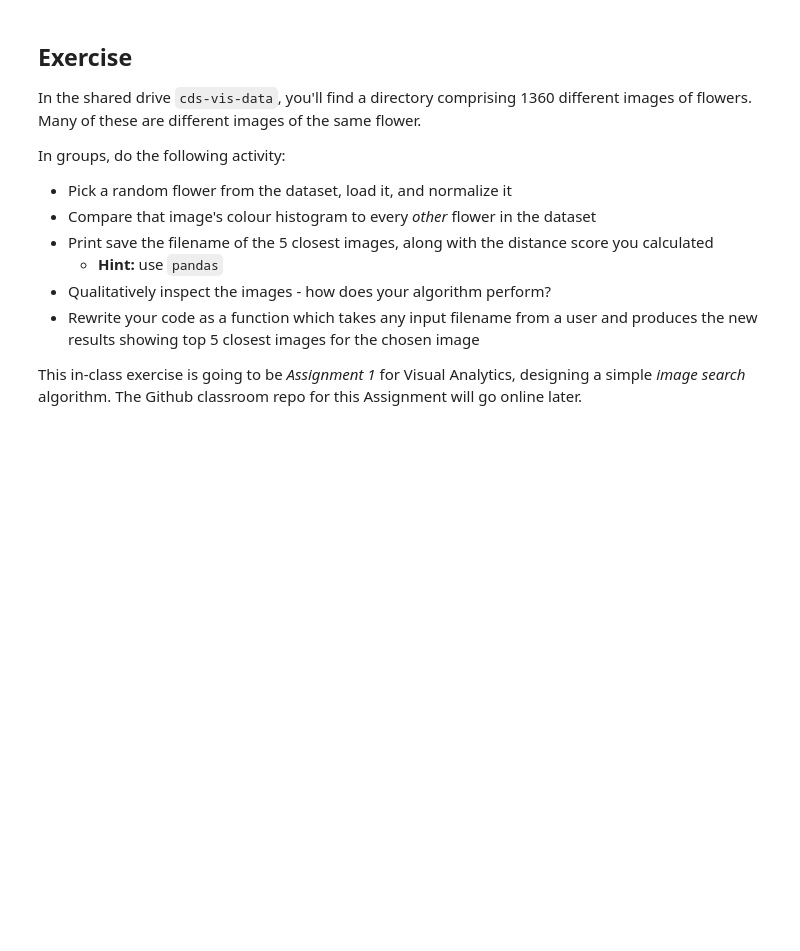
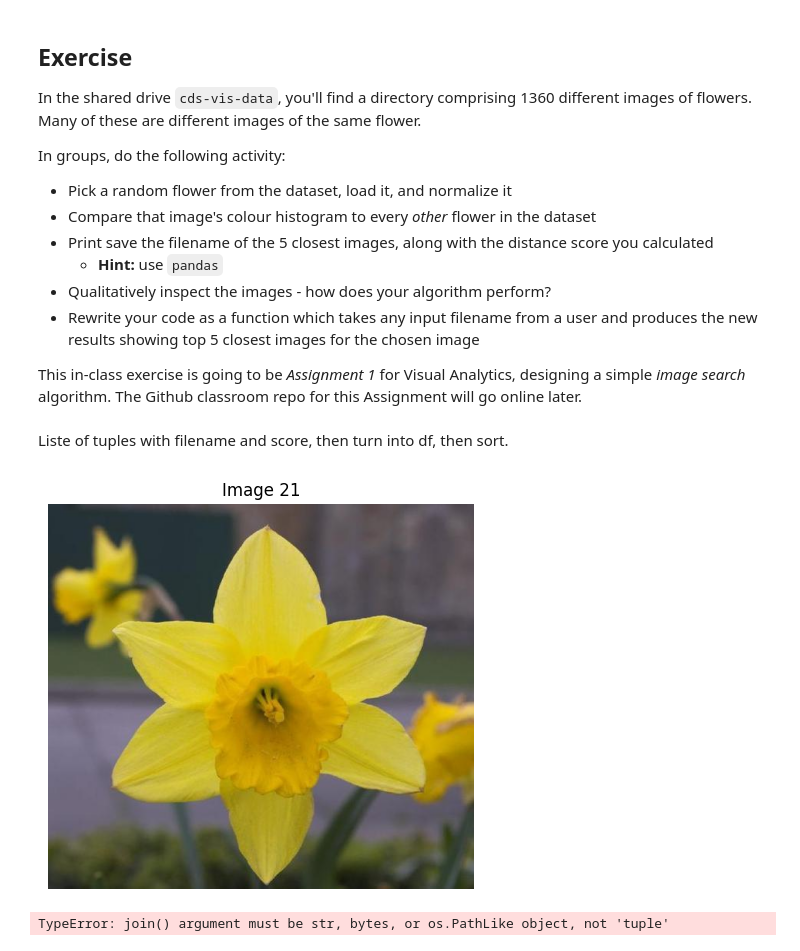
Before and after one commit to AddiH/cds-visual, a Jupyter notebook: nbs/session3_inclass_AddiH.ipynb, the cells around one changed output. Cells and saved outputs as stored; diff of their text form; code cells hidden in the pictures; blank space fills up the shorter version.

```diff
--- a/nbs/session3_inclass_AddiH.ipynb
+++ b/nbs/session3_inclass_AddiH.ipynb
@@ -259,3 +259,25 @@ In groups, do the following activity:
 - Rewrite your code as a function which takes any input filename from a user and produces the new results showing top 5 closest images for the chosen image
 
 This in-class exercise is going to be *Assignment 1* for Visual Analytics, designing a simple *image search* algorithm. The Github classroom repo for this Assignment will go online later.
+# %% [markdown]
+Liste of tuples with filename and score, then turn into df, then sort.
+# %%
+flower = cv2.imread(os.path.join("..", "..", "431824", "flowers", "image_0021.jpg"))
+jimshow(image, "Image 21")
+
+flower_hist = cv2.calcHist([flower], [0,1,2], None, [256,256,256], [0,256, 0,256, 0,256]) # data of histogram, not the plot
+
+flower_hist_norm = cv2.normalize(flower_hist, flower_hist, 0, 1.0, cv2.NORM_MINMAX)
+# %% [output]
+[figure, added]
+# %%
+flower_folder = os.path.join("..", "..", "431824", "flowers")
+results = []
+for file in os.walk(flower_folder):
+    file_path = os.path.join("..", "..", "431824", file)
+    file_hist = cv2.calcHist([file], [0,1,2], None, [256,256,256], [0,256, 0,256, 0,256])
+    file_hist_norm = cv2.normalize(file_hist, file_hist, 0, 1.0, cv2.NORM_MINMAX)
+    compare = round(cv2.compareHist(flower_hist_norm, file_hist_norm, cv2.HISTCMP_CHISQR), 2)
+    results += (file, compare)
+# %% [output]
+TypeError: join() argument must be str, bytes, or os.PathLike object, not 'tuple'
```
